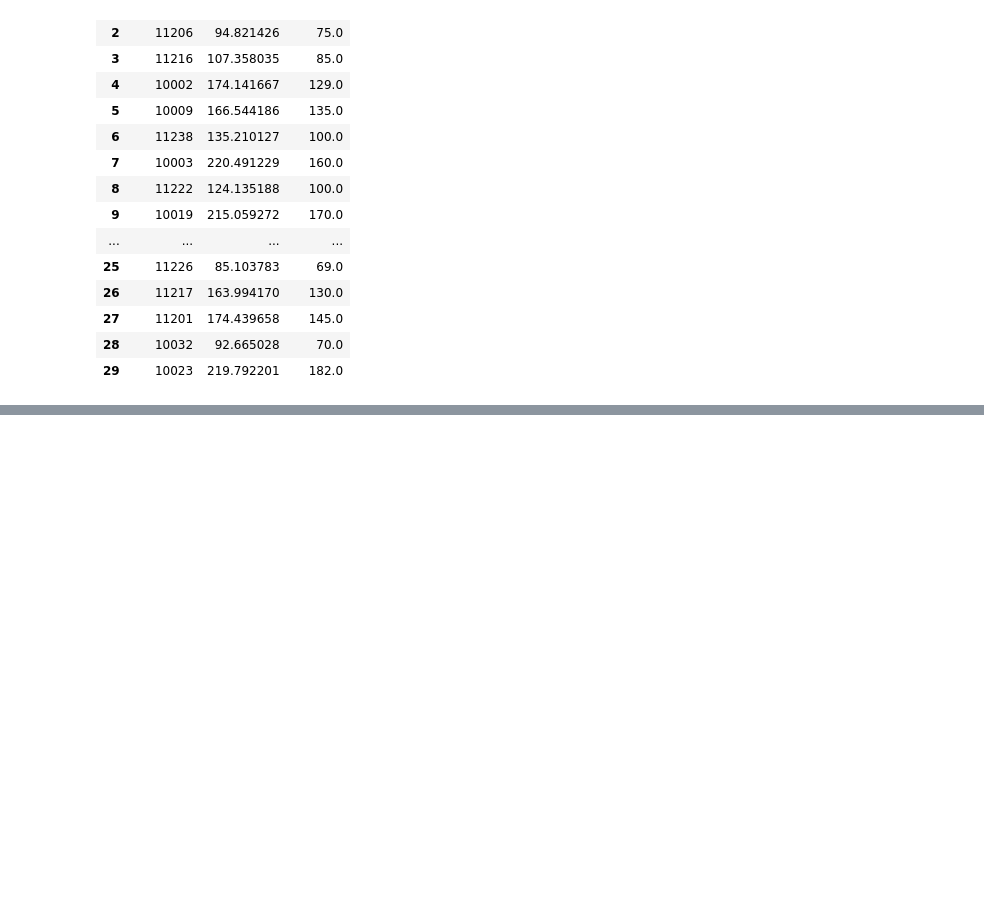
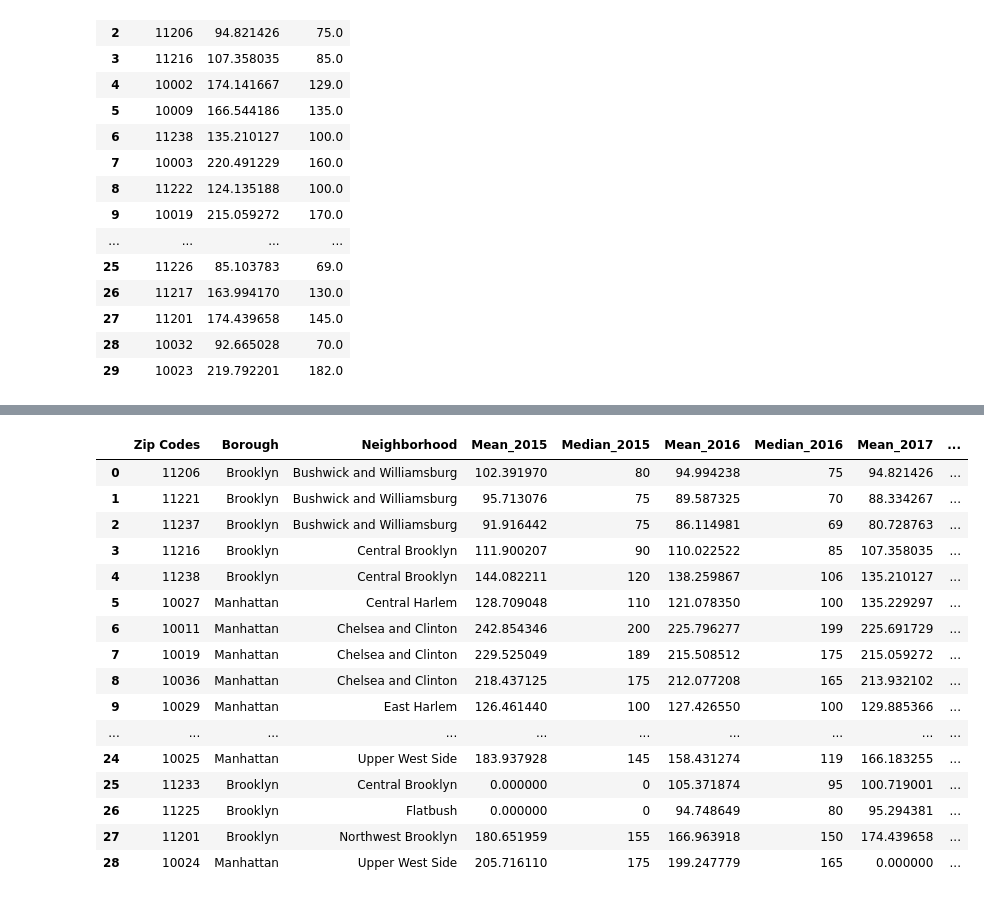
Before and after one commit to mjvillacresesn/Airbnb, a Jupyter notebook: Merged_Zipcodes.ipynb, the cells around one changed output, grey strips where cells are left out. Drawn from its saved outputs; the diff is of its cells as text; code cells hidden in the pictures; blank space fills up the shorter version.

```diff
--- a/Merged_Zipcodes.ipynb
+++ b/Merged_Zipcodes.ipynb
@@ -157,0 +173,22 @@ df_2018z.head()
+# %%
+#Create DF for the selected zipcodes
+final30 = pd.read_csv('Final_Trending_Zipcodes.csv')
+final30
+# %% [output]
+|  | Zip Codes | Borough | Neighborhood | Mean_2015 | Median_2015 | Mean_2016 | Median_2016 | Mean_2017 | ... |
+| 0 | 11206 | Brooklyn | Bushwick and Williamsburg | 102.391970 | 80 | 94.994238 | 75 | 94.821426 | ... |
+| 1 | 11221 | Brooklyn | Bushwick and Williamsburg | 95.713076 | 75 | 89.587325 | 70 | 88.334267 | ... |
+| 2 | 11237 | Brooklyn | Bushwick and Williamsburg | 91.916442 | 75 | 86.114981 | 69 | 80.728763 | ... |
+| 3 | 11216 | Brooklyn | Central Brooklyn | 111.900207 | 90 | 110.022522 | 85 | 107.358035 | ... |
+| 4 | 11238 | Brooklyn | Central Brooklyn | 144.082211 | 120 | 138.259867 | 106 | 135.210127 | ... |
+| 5 | 10027 | Manhattan | Central Harlem | 128.709048 | 110 | 121.078350 | 100 | 135.229297 | ... |
+| 6 | 10011 | Manhattan | Chelsea and Clinton | 242.854346 | 200 | 225.796277 | 199 | 225.691729 | ... |
+| 7 | 10019 | Manhattan | Chelsea and Clinton | 229.525049 | 189 | 215.508512 | 175 | 215.059272 | ... |
+| 8 | 10036 | Manhattan | Chelsea and Clinton | 218.437125 | 175 | 212.077208 | 165 | 213.932102 | ... |
+| 9 | 10029 | Manhattan | East Harlem | 126.461440 | 100 | 127.426550 | 100 | 129.885366 | ... |
+| ... | ... | ... | ... | ... | ... | ... | ... | ... | ... |
+| 24 | 10025 | Manhattan | Upper West Side | 183.937928 | 145 | 158.431274 | 119 | 166.183255 | ... |
+| 25 | 11233 | Brooklyn | Central Brooklyn | 0.000000 | 0 | 105.371874 | 95 | 100.719001 | ... |
+| 26 | 11225 | Brooklyn | Flatbush | 0.000000 | 0 | 94.748649 | 80 | 95.294381 | ... |
+| 27 | 11201 | Brooklyn | Northwest Brooklyn | 180.651959 | 155 | 166.963918 | 150 | 174.439658 | ... |
+| 28 | 10024 | Manhattan | Upper West Side | 205.716110 | 175 | 199.247779 | 165 | 0.000000 | ... |
```
Also changed, not shown: parts of 9 cells of this notebook.
